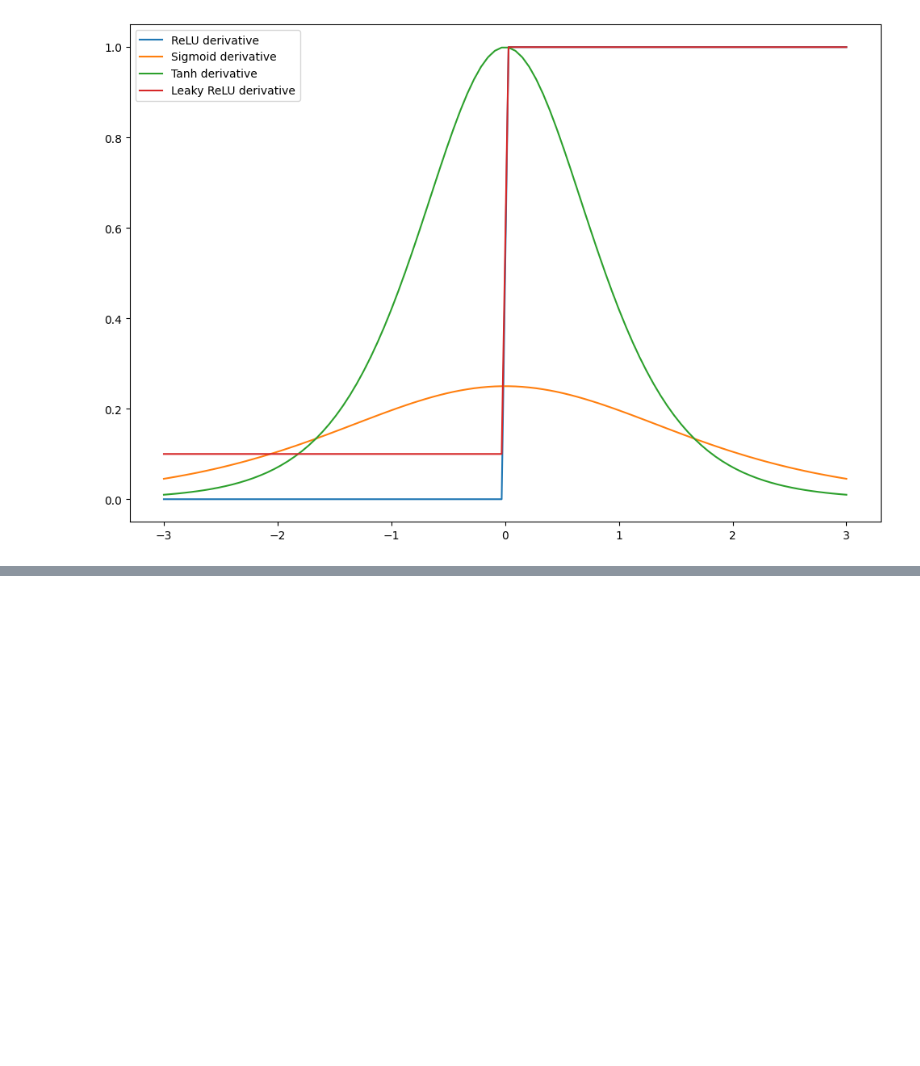
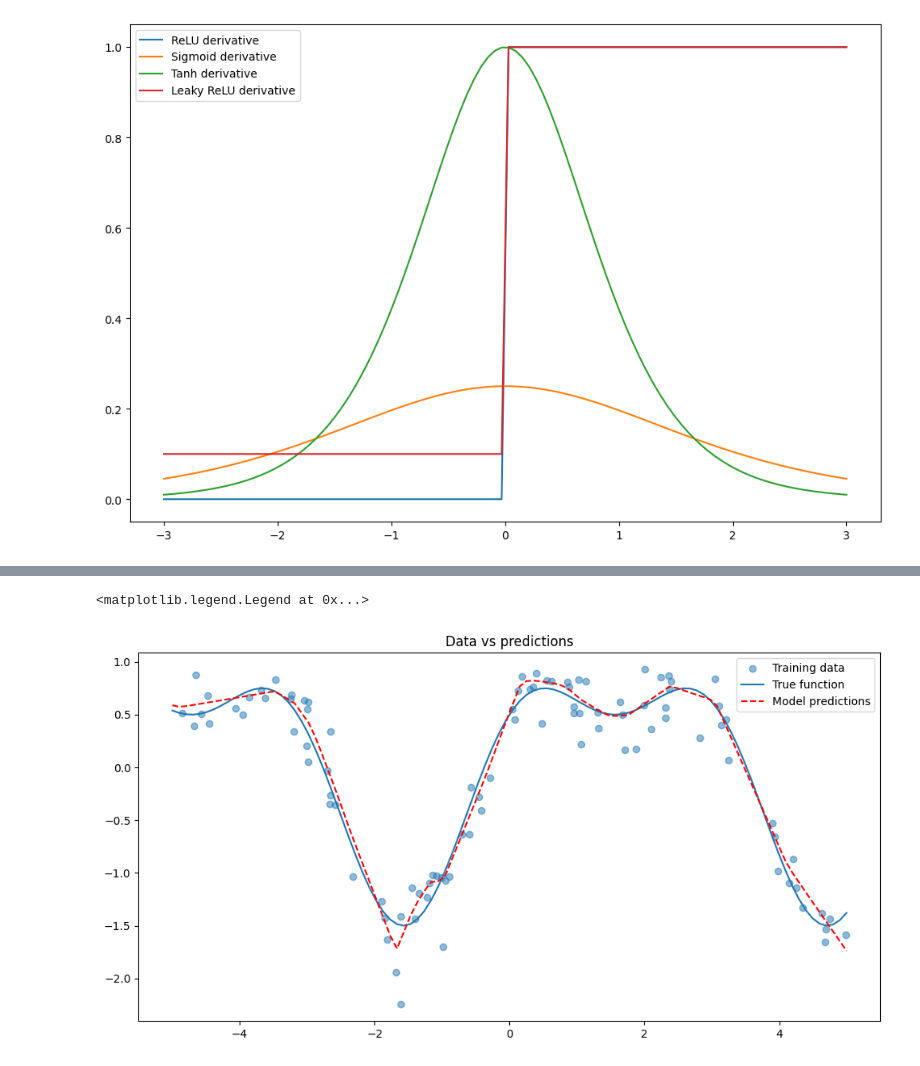
Before and after one commit to Hudsonps/pytorch-practice, a Jupyter notebook: notebooks/02_neural_networks.ipynb, the cells around one changed output, grey strips where cells are left out. Saved outputs shown, nothing was run; the diff lists cells and outputs as text; code cells hidden in the pictures; blank space fills up the shorter version.

```diff
--- a/notebooks/02_neural_networks.ipynb
+++ b/notebooks/02_neural_networks.ipynb
@@ -299,0 +302,22 @@ plt.legend()
+# %%
+# Create a simple neural network
+class SimpleNN(nn.Module):
+    def __init__(self):
+        super(SimpleNN, self).__init__()
+        self.layer1 = nn.Linear(1, 100)
+        self.layer2 = nn.Linear(100, 100)
+        self.layer3 = nn.Linear(100, 1)
+        self.leaky_relu = nn.LeakyReLU(negative_slope=0.1)
+        self.sigmoid = nn.Sigmoid()
+
+    def forward(self, x):
+        x = self.leaky_relu(self.layer1(x)) # first layer with leaky relu
+        x = self.leaky_relu(self.layer2(x)) # second layer with leaky relu
+        x = self.layer3(x) # third layer with sigmoid
+        return x
+
+# create the network
+simple_nn = SimpleNN()
+
+# print the network
+print(simple_nn)
@@ -299,0 +381,18 @@ plt.legend()
+# %%
+# for plotting, create evenly space x
+x_plot = torch.linspace(-5, 5, 100).reshape(-1, 1)
+y_true_plot = torch.sin(x_plot) + 0.5 * torch.cos(2*x_plot)
+y_pred_plot = model(x_plot)
+
+# plot the results
+plt.figure(figsize=(12, 6))
+plt.scatter(x, y, label='Training data', alpha=0.5)
+plt.plot(x_plot, y_true_plot, label='True function')
+plt.plot(x_plot, y_pred_plot.detach(), 'r--', label='Model predictions')
+plt.title("Data vs predictions")
+plt.legend()
+
+# let's try with a more complex model
+# %% [output]
+<matplotlib.legend.Legend at 0x...>
+[figure, added]
```
Also changed, not shown: parts of 10 cells of this notebook.
